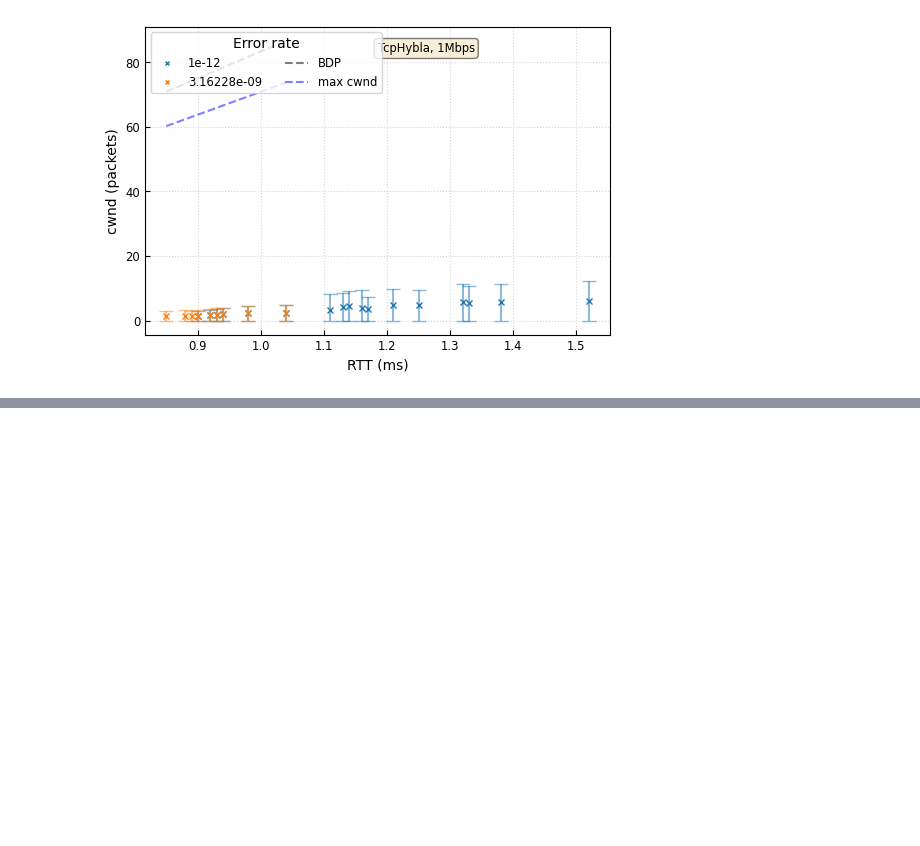
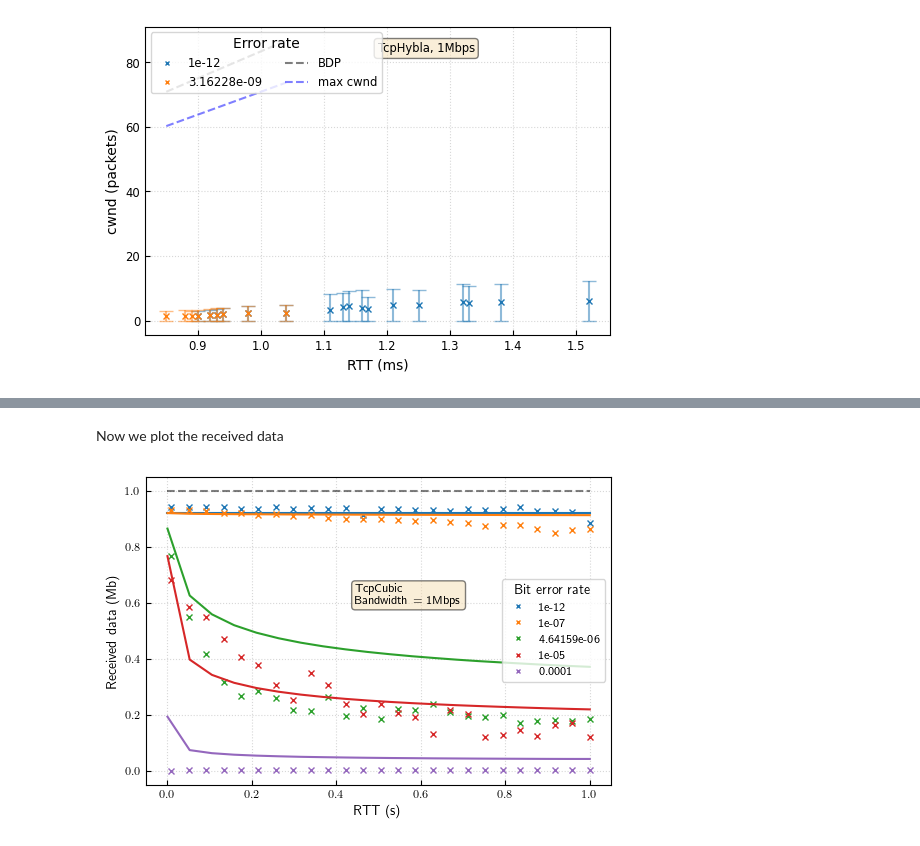
Before and after one commit to megretj/qpepcca, a Jupyter notebook: ns3_analysis.ipynb, the cells around one changed output, grey strips where cells are left out. Drawn from its saved outputs; the diff is of its cells as text; code cells hidden in the pictures; blank space fills up the shorter version.

```diff
--- a/ns3_analysis.ipynb
+++ b/ns3_analysis.ipynb
@@ -1429,0 +1908,2 @@ plt.show()
+# %% [markdown]
+Now we plot the received data
@@ -1429,0 +2003,20 @@ plt.show()
+# %%
+plt.rcParams['text.usetex'] = True
+fig, ax = plt.subplots(1,1,figsize=(6,4))
+for j,error in enumerate(packet_error):
+    ax.plot(points[j,:,0],points[j,:,1]*8/1e6,label=error,marker='x', markerfacecolor="none", markersize = '4',linestyle='',color=my_colours[j%len(my_colours)])
+    ax.plot(rtts,throughputs[j,:],color=my_colours[j%len(my_colours)])
+#ax.set_ylim(0, 35)
+#plot horizontal line at 1000Mb
+ax.hlines(1,0,1,linestyle='--',color='black', alpha = 0.5)
+ax.text(0.45, 0.65, f"{cca}\n Bandwidth = {bw}", transform=ax.transAxes, fontsize="small",
+        verticalalignment='top', bbox=props)
+ax.legend(title="Bit error rate",loc='center right',fontsize="small", markerscale=0.6, ncols=1)
+plt.tick_params(axis='both', direction='in',labelsize="small", grid_alpha=0.5, grid_linestyle=':')
+ax.grid()
+ax.set_xlabel("RTT (s)")
+ax.set_ylabel("Received data (Mb)")
+plt.savefig("./figures/ns3_results/cubic_received_v_rtt.png", bbox_inches='tight', dpi=400)
+plt.show()
+# %% [output]
+[figure, added]
```
Also changed, not shown: parts of 12 cells of this notebook, 4 other files.
